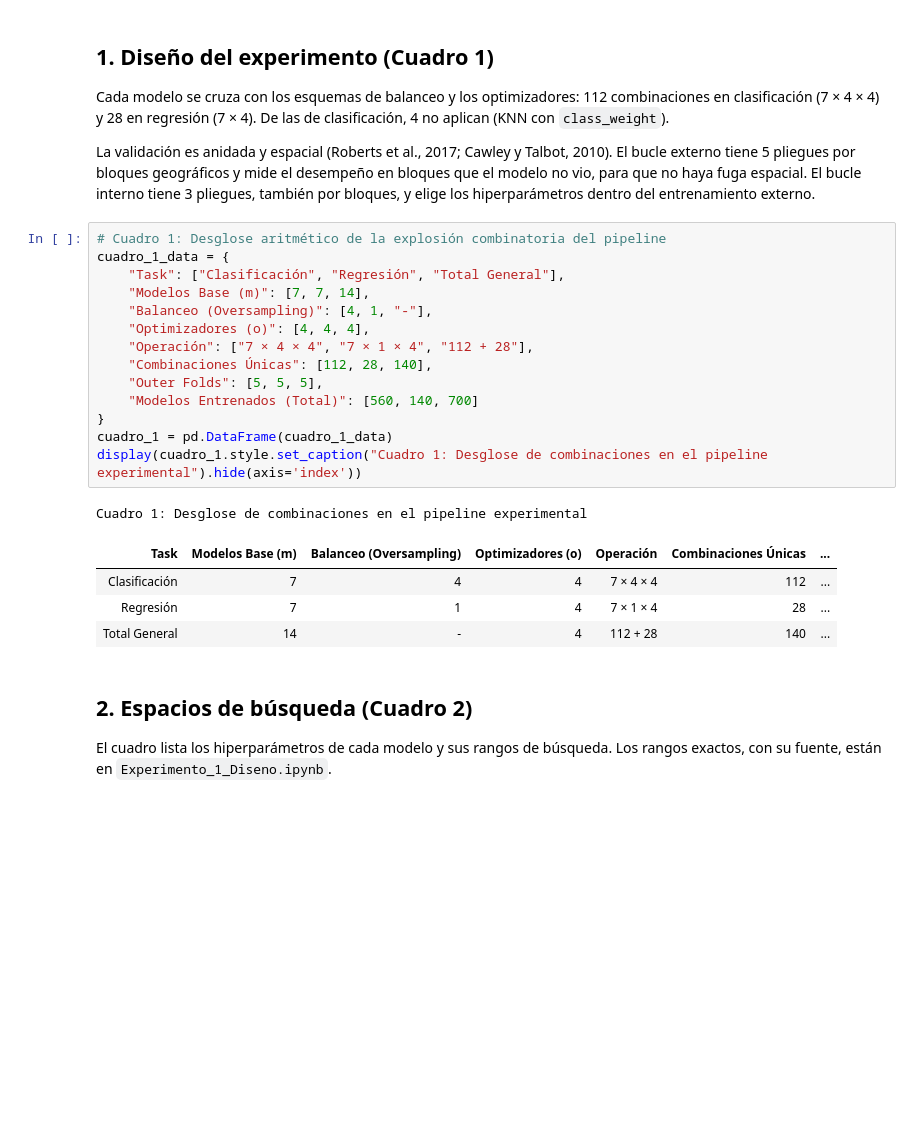
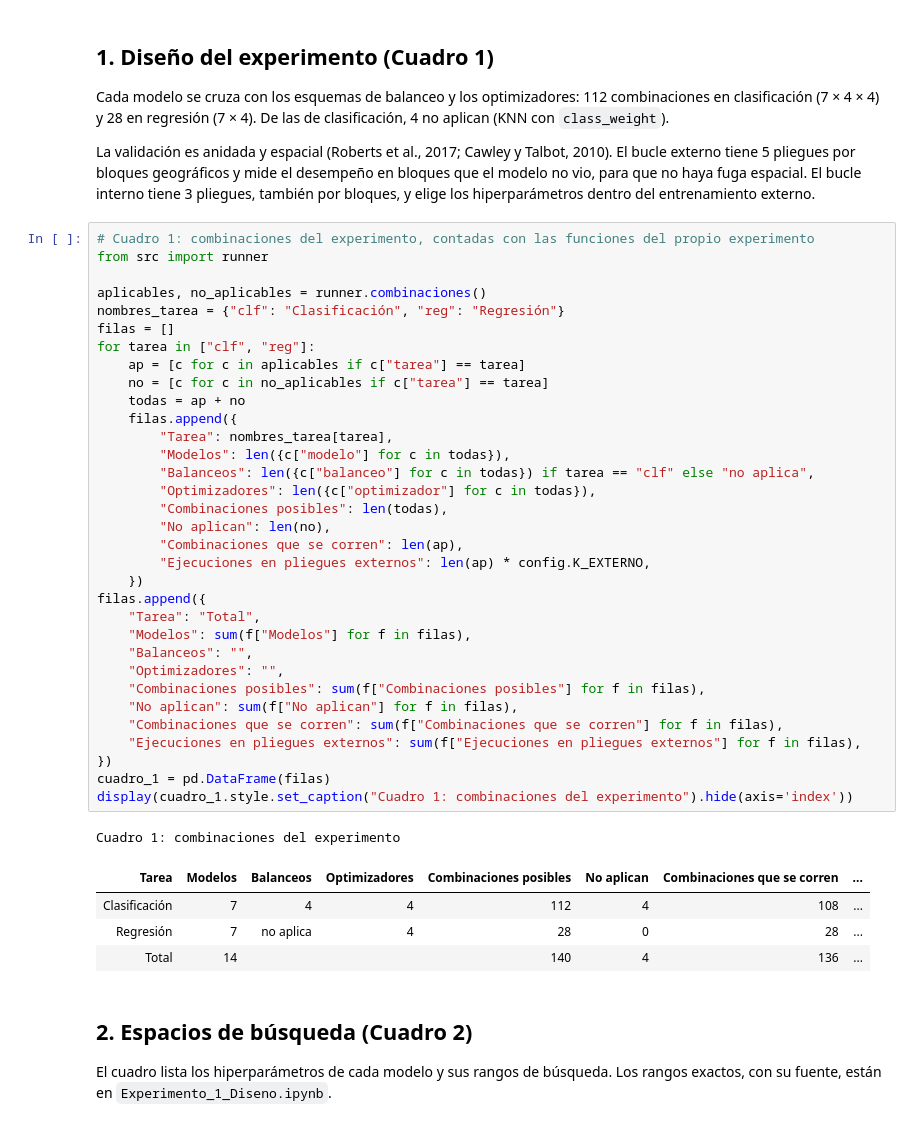
Before and after one commit to AlexT09/ModelSolar, a Jupyter notebook: ml presentación/proceso/Resumen_Final.ipynb, the cells around one changed output. Drawn from its saved outputs; the diff is of its cells as text; blank space fills up the shorter version.

```diff
--- a/ml presentación/proceso/Resumen_Final.ipynb
+++ b/ml presentación/proceso/Resumen_Final.ipynb
@@ -46,25 +46,44 @@ Cada modelo se cruza con los esquemas de balanceo y los optimizadores: 112 combi
 
 La validación es anidada y espacial (Roberts et al., 2017; Cawley y Talbot, 2010). El bucle externo tiene 5 pliegues por bloques geográficos y mide el desempeño en bloques que el modelo no vio, para que no haya fuga espacial. El bucle interno tiene 3 pliegues, también por bloques, y elige los hiperparámetros dentro del entrenamiento externo.
 # %%
-# Cuadro 1: Desglose aritmético de la explosión combinatoria del pipeline
-cuadro_1_data = {
-    "Task": ["Clasificación", "Regresión", "Total General"],
-    "Modelos Base (m)": [7, 7, 14],
-    "Balanceo (Oversampling)": [4, 1, "-"],
-    "Optimizadores (o)": [4, 4, 4],
-    "Operación": ["7 × 4 × 4", "7 × 1 × 4", "112 + 28"],
-    "Combinaciones Únicas": [112, 28, 140],
-    "Outer Folds": [5, 5, 5],
-    "Modelos Entrenados (Total)": [560, 140, 700]
-}
-cuadro_1 = pd.DataFrame(cuadro_1_data)
-display(cuadro_1.style.set_caption("Cuadro 1: Desglose de combinaciones en el pipeline experimental").hide(axis='index'))
+# Cuadro 1: combinaciones del experimento, contadas con las funciones del propio experimento
+from src import runner
+
+aplicables, no_aplicables = runner.combinaciones()
+nombres_tarea = {"clf": "Clasificación", "reg": "Regresión"}
+filas = []
+for tarea in ["clf", "reg"]:
+    ap = [c for c in aplicables if c["tarea"] == tarea]
+    no = [c for c in no_aplicables if c["tarea"] == tarea]
+    todas = ap + no
+    filas.append({
+        "Tarea": nombres_tarea[tarea],
+        "Modelos": len({c["modelo"] for c in todas}),
+        "Balanceos": len({c["balanceo"] for c in todas}) if tarea == "clf" else "no aplica",
+        "Optimizadores": len({c["optimizador"] for c in todas}),
+        "Combinaciones posibles": len(todas),
+        "No aplican": len(no),
+        "Combinaciones que se corren": len(ap),
+        "Ejecuciones en pliegues externos": len(ap) * config.K_EXTERNO,
+    })
+filas.append({
+    "Tarea": "Total",
+    "Modelos": sum(f["Modelos"] for f in filas),
+    "Balanceos": "",
+    "Optimizadores": "",
+    "Combinaciones posibles": sum(f["Combinaciones posibles"] for f in filas),
+    "No aplican": sum(f["No aplican"] for f in filas),
+    "Combinaciones que se corren": sum(f["Combinaciones que se corren"] for f in filas),
+    "Ejecuciones en pliegues externos": sum(f["Ejecuciones en pliegues externos"] for f in filas),
+})
+cuadro_1 = pd.DataFrame(filas)
+display(cuadro_1.style.set_caption("Cuadro 1: combinaciones del experimento").hide(axis='index'))
 # %% [output]
-Cuadro 1: Desglose de combinaciones en el pipeline experimental
+Cuadro 1: combinaciones del experimento
-| Task | Modelos Base (m) | Balanceo (Oversampling) | Optimizadores (o) | Operación | Combinaciones Únicas | ... |
-| Clasificación | 7 | 4 | 4 | 7 × 4 × 4 | 112 | ... |
-| Regresión | 7 | 1 | 4 | 7 × 1 × 4 | 28 | ... |
-| Total General | 14 | - | 4 | 112 + 28 | 140 | ... |
+| Tarea | Modelos | Balanceos | Optimizadores | Combinaciones posibles | No aplican | Combinaciones que se corren | ... |
+| Clasificación | 7 | 4 | 4 | 112 | 4 | 108 | ... |
+| Regresión | 7 | no aplica | 4 | 28 | 0 | 28 | ... |
+| Total | 14 |  |  | 140 | 4 | 136 | ... |
 # %% [markdown]
 ## 2. Espacios de búsqueda (Cuadro 2)
 
```
Also changed, not shown: parts of 8 cells of this notebook.
